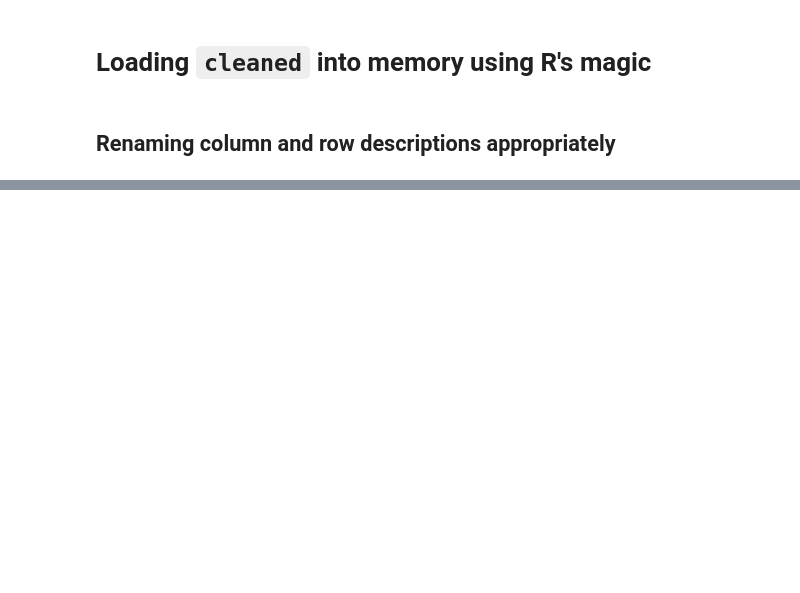
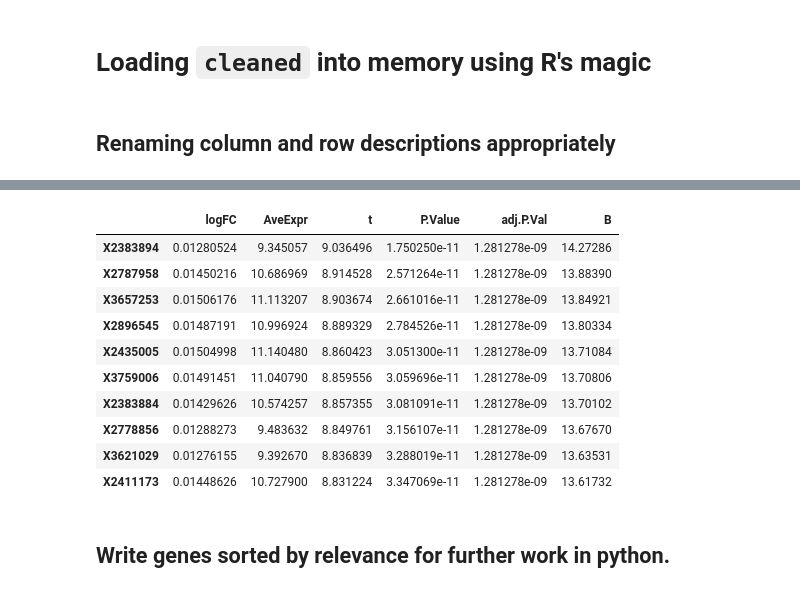
Before and after one commit to picrin/phdAll, a Jupyter notebook: analyseLimma.ipynb, the cells around one changed output, grey strips where cells are left out. Saved outputs shown, nothing was run; the diff lists cells and outputs as text; code cells hidden in the pictures; blank space fills up the shorter version.

```diff
--- a/analyseLimma.ipynb
+++ b/analyseLimma.ipynb
@@ -82,0 +122,18 @@ result <- lmFit(data4, design)
+# %%
+resultEbayes <- eBayes(result)
+all <- topTable(resultEbayes, n=Inf)
+topTable(resultEbayes, n=10)
+# %% [output]
+|  | logFC | AveExpr | t | P.Value | adj.P.Val | B |
+| X2383894 | 0.01280524 | 9.345057 | 9.036496 | 1.750250e-11 | 1.281278e-09 | 14.27286 |
+| X2787958 | 0.01450216 | 10.686969 | 8.914528 | 2.571264e-11 | 1.281278e-09 | 13.88390 |
+| X3657253 | 0.01506176 | 11.113207 | 8.903674 | 2.661016e-11 | 1.281278e-09 | 13.84921 |
+| X2896545 | 0.01487191 | 10.996924 | 8.889329 | 2.784526e-11 | 1.281278e-09 | 13.80334 |
+| X2435005 | 0.01504998 | 11.140480 | 8.860423 | 3.051300e-11 | 1.281278e-09 | 13.71084 |
+| X3759006 | 0.01491451 | 11.040790 | 8.859556 | 3.059696e-11 | 1.281278e-09 | 13.70806 |
+| X2383884 | 0.01429626 | 10.574257 | 8.857355 | 3.081091e-11 | 1.281278e-09 | 13.70102 |
+| X2778856 | 0.01288273 | 9.483632 | 8.849761 | 3.156107e-11 | 1.281278e-09 | 13.67670 |
+| X3621029 | 0.01276155 | 9.392670 | 8.836839 | 3.288019e-11 | 1.281278e-09 | 13.63531 |
+| X2411173 | 0.01448626 | 10.727900 | 8.831224 | 3.347069e-11 | 1.281278e-09 | 13.61732 |
+# %% [markdown]
+## Write genes sorted by relevance for further work in python.
```
Also changed, not shown: parts of 10 cells of this notebook, 10 other files.
